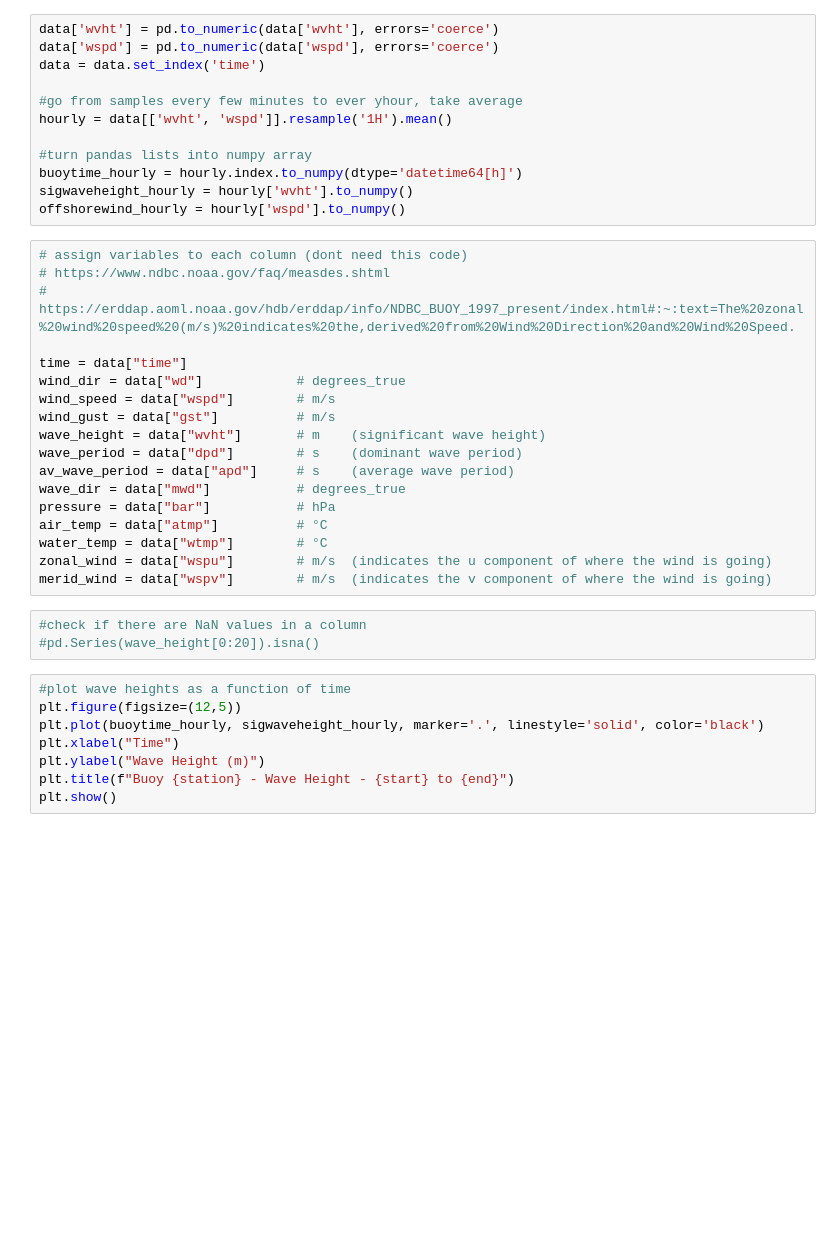
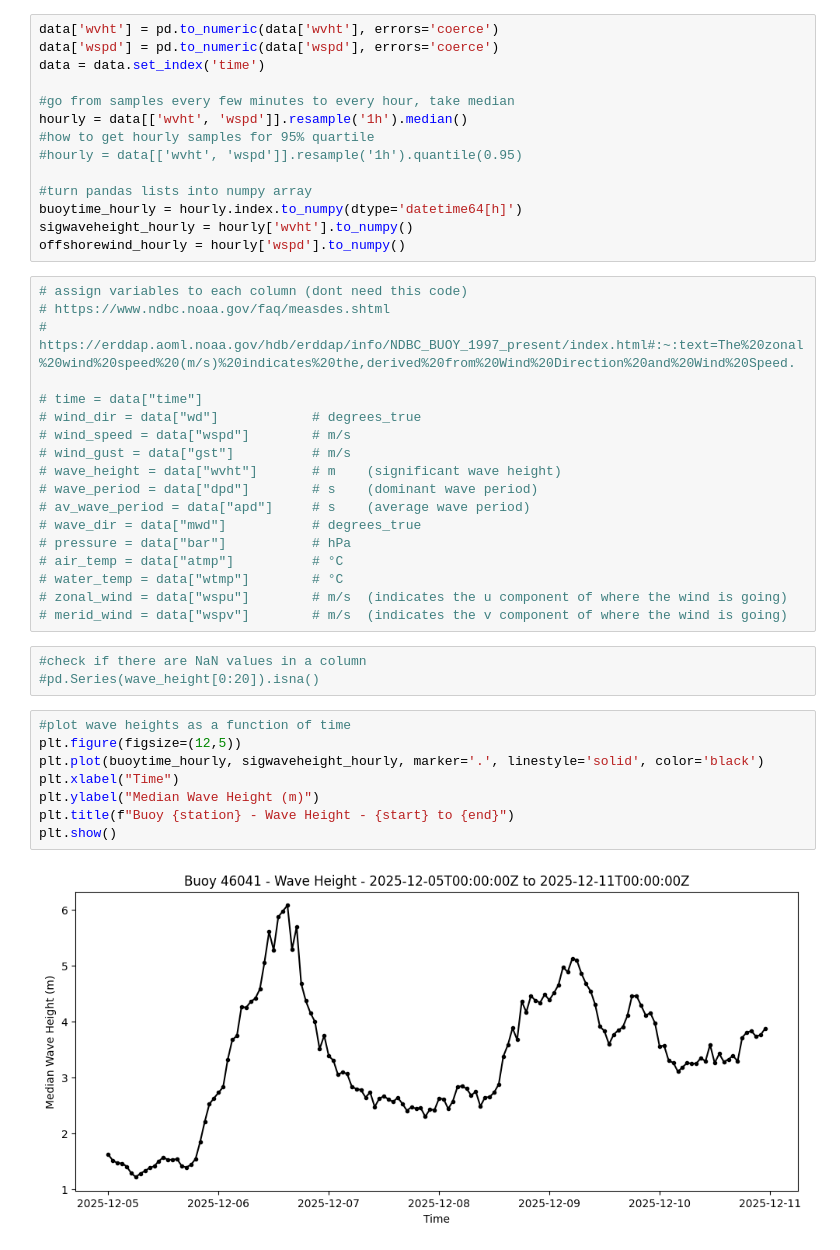
Before and after one commit to nikudarafshi/buoy-tide, a Jupyter notebook: noaa_download.ipynb, the cells around one changed output. Drawn from its saved outputs; the diff is of its cells as text; blank space fills up the shorter version.

```diff
--- a/noaa_download.ipynb
+++ b/noaa_download.ipynb
@@ -38,8 +42,10 @@ data['wvht'] = pd.to_numeric(data['wvht'], errors='coerce')
 data['wspd'] = pd.to_numeric(data['wspd'], errors='coerce')
 data = data.set_index('time')
 
-#go from samples every few minutes to ever yhour, take average
-hourly = data[['wvht', 'wspd']].resample('1H').mean()
+#go from samples every few minutes to every hour, take median
+hourly = data[['wvht', 'wspd']].resample('1h').median()
+#how to get hourly samples for 95% quartile
+#hourly = data[['wvht', 'wspd']].resample('1h').quantile(0.95)
 
 #turn pandas lists into numpy array
 buoytime_hourly = hourly.index.to_numpy(dtype='datetime64[h]')
@@ -50,29 +56,31 @@ offshorewind_hourly = hourly['wspd'].to_numpy()
 # https://www.ndbc.noaa.gov/faq/measdes.shtml
 # https://erddap.aoml.noaa.gov/hdb/erddap/info/NDBC_BUOY_1997_present/index.html#:~:text=The%20zonal%20wind%20speed%20(m/s)%20indicates%20the,derived%20from%20Wind%20Direction%20and%20Wind%20Speed.
 
-time = data["time"]
-wind_dir = data["wd"]            # degrees_true
-wind_speed = data["wspd"]        # m/s
-wind_gust = data["gst"]          # m/s
-wave_height = data["wvht"]       # m    (significant wave height)
-wave_period = data["dpd"]        # s    (dominant wave period)
-av_wave_period = data["apd"]     # s    (average wave period)
-wave_dir = data["mwd"]           # degrees_true
-pressure = data["bar"]           # hPa
-air_temp = data["atmp"]          # °C
-water_temp = data["wtmp"]        # °C
-zonal_wind = data["wspu"]        # m/s  (indicates the u component of where the wind is going)
-merid_wind = data["wspv"]        # m/s  (indicates the v component of where the wind is going)
+# time = data["time"]
+# wind_dir = data["wd"]            # degrees_true
+# wind_speed = data["wspd"]        # m/s
+# wind_gust = data["gst"]          # m/s
+# wave_height = data["wvht"]       # m    (significant wave height)
+# wave_period = data["dpd"]        # s    (dominant wave period)
+# av_wave_period = data["apd"]     # s    (average wave period)
+# wave_dir = data["mwd"]           # degrees_true
+# pressure = data["bar"]           # hPa
+# air_temp = data["atmp"]          # °C
+# water_temp = data["wtmp"]        # °C
+# zonal_wind = data["wspu"]        # m/s  (indicates the u component of where the wind is going)
+# merid_wind = data["wspv"]        # m/s  (indicates the v component of where the wind is going)
 # %%
 #check if there are NaN values in a column
 #pd.Series(wave_height[0:20]).isna()
 # %%
 #plot wave heights as a function of time
 plt.figure(figsize=(12,5))
 plt.plot(buoytime_hourly, sigwaveheight_hourly, marker='.', linestyle='solid', color='black')
 plt.xlabel("Time")
-plt.ylabel("Wave Height (m)")
+plt.ylabel("Median Wave Height (m)")
 plt.title(f"Buoy {station} - Wave Height - {start} to {end}")
 plt.show()
+# %% [output]
+[figure, added]
 # %%
 # remove NaNs with mask from both arrays and plot that way
```
Also changed, not shown: parts of 12 cells of this notebook.
